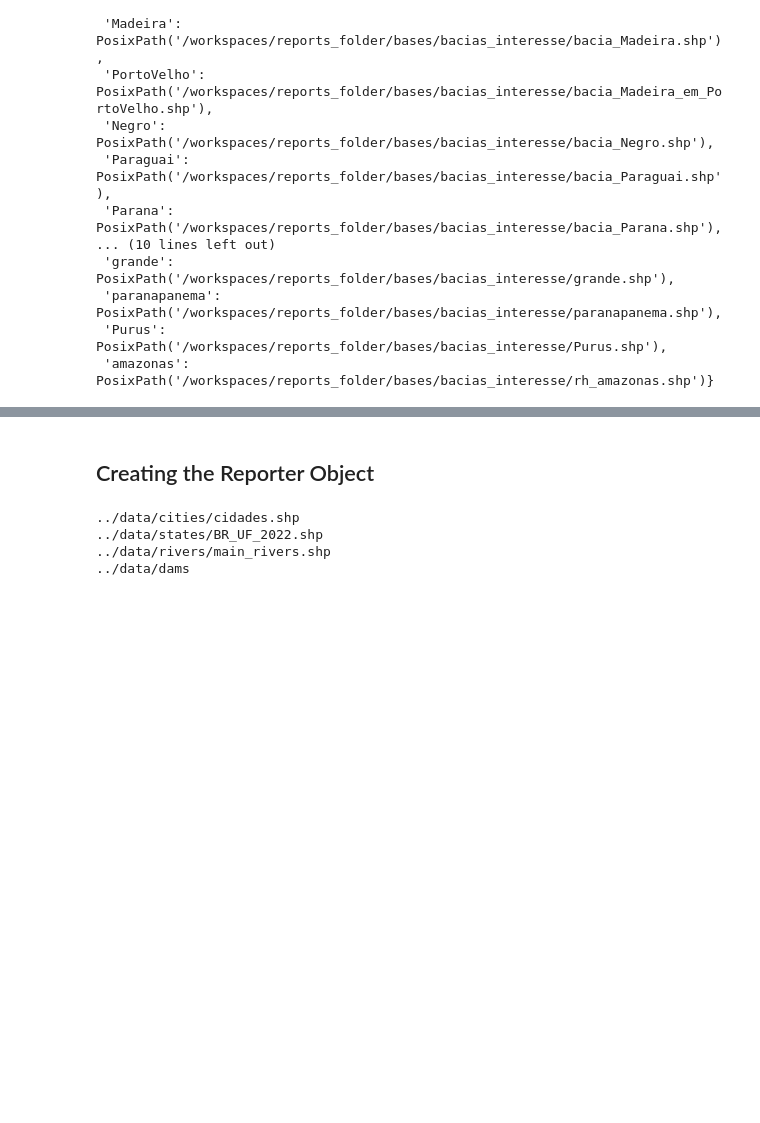
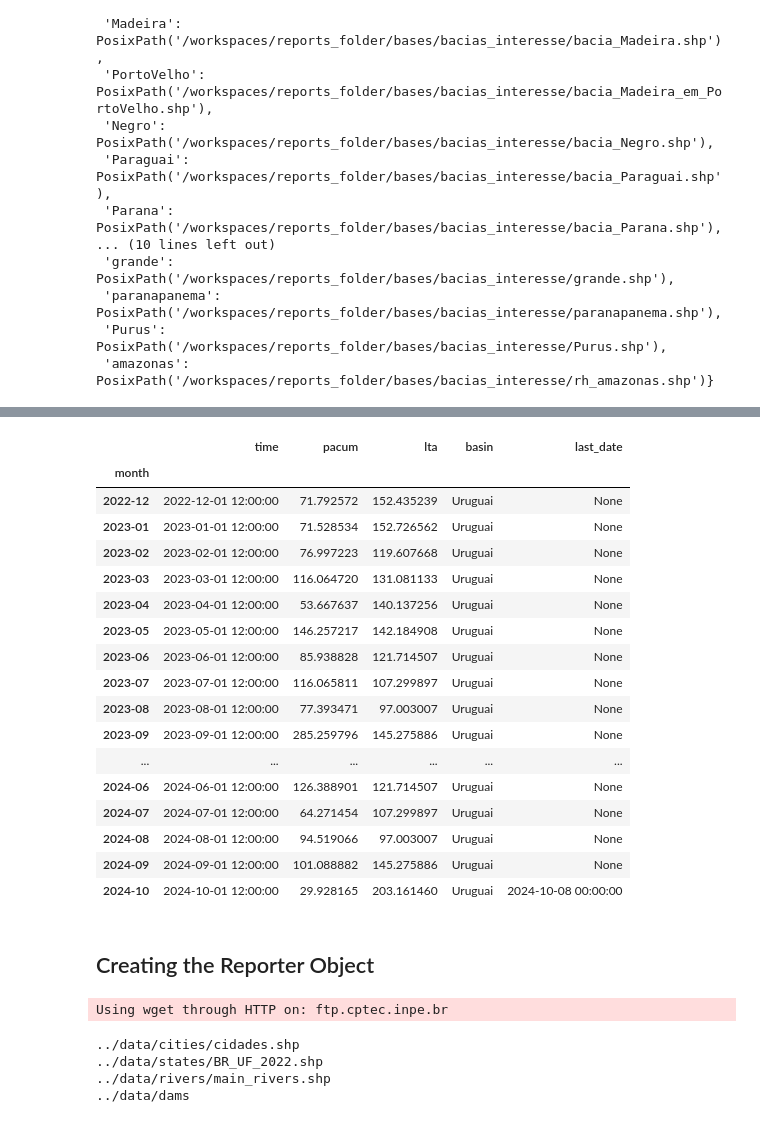
Before and after one commit to cordmaur/RainReporter, a Jupyter notebook: nbs/01-Monthly_Report.ipynb, the cells around one changed output, grey strips where cells are left out. Saved outputs shown, nothing was run; the diff lists cells and outputs as text; code cells hidden in the pictures; blank space fills up the shorter version.

```diff
--- a/nbs/01-Monthly_Report.ipynb
+++ b/nbs/01-Monthly_Report.ipynb
@@ -55,0 +112,21 @@ basins
+# %%
+report[2]
+# %% [output]
+|  | time | pacum | lta | basin | last_date |
+| month |  |  |  |  |  |
+| 2022-12 | 2022-12-01 12:00:00 | 71.792572 | 152.435239 | Uruguai | None |
+| 2023-01 | 2023-01-01 12:00:00 | 71.528534 | 152.726562 | Uruguai | None |
+| 2023-02 | 2023-02-01 12:00:00 | 76.997223 | 119.607668 | Uruguai | None |
+| 2023-03 | 2023-03-01 12:00:00 | 116.064720 | 131.081133 | Uruguai | None |
+| 2023-04 | 2023-04-01 12:00:00 | 53.667637 | 140.137256 | Uruguai | None |
+| 2023-05 | 2023-05-01 12:00:00 | 146.257217 | 142.184908 | Uruguai | None |
+| 2023-06 | 2023-06-01 12:00:00 | 85.938828 | 121.714507 | Uruguai | None |
+| 2023-07 | 2023-07-01 12:00:00 | 116.065811 | 107.299897 | Uruguai | None |
+| 2023-08 | 2023-08-01 12:00:00 | 77.393471 | 97.003007 | Uruguai | None |
+| 2023-09 | 2023-09-01 12:00:00 | 285.259796 | 145.275886 | Uruguai | None |
+| ... | ... | ... | ... | ... | ... |
+| 2024-06 | 2024-06-01 12:00:00 | 126.388901 | 121.714507 | Uruguai | None |
+| 2024-07 | 2024-07-01 12:00:00 | 64.271454 | 107.299897 | Uruguai | None |
+| 2024-08 | 2024-08-01 12:00:00 | 94.519066 | 97.003007 | Uruguai | None |
+| 2024-09 | 2024-09-01 12:00:00 | 101.088882 | 145.275886 | Uruguai | None |
+| 2024-10 | 2024-10-01 12:00:00 | 29.928165 | 203.161460 | Uruguai | 2024-10-08 00:00:00 |
@@ -58,2 +144,16 @@ basins
+# %%
+# Create a Downloader instance
+fd = FileDownloader(
+    server=INPE_SERVER,
+    connection_type=ConnectionType.HTTP,
+    download_mode=DownloadMode.NO_UPDATE
+)
+downloader = Downloader(
+    file_downloader=fd,
+    local_folder='/workspaces/reports_folder/downloads2',
+    parsers=InpeParsers
+)
+# %% [output]
+Using wget through HTTP on: ftp.cptec.inpe.br
 # %%
 reporter = Reporter(
```
Also changed, not shown: parts of 19 cells of this notebook, 5 other files.
